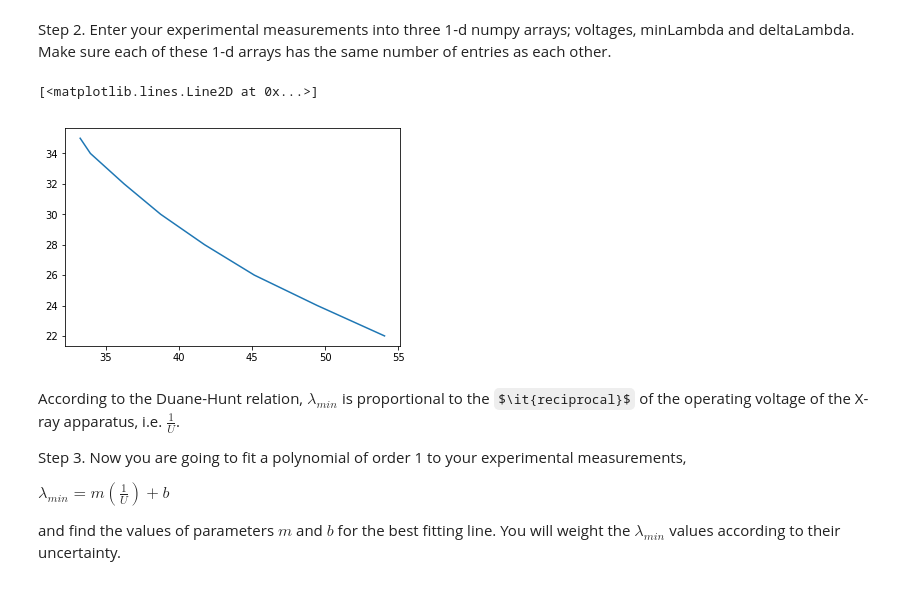
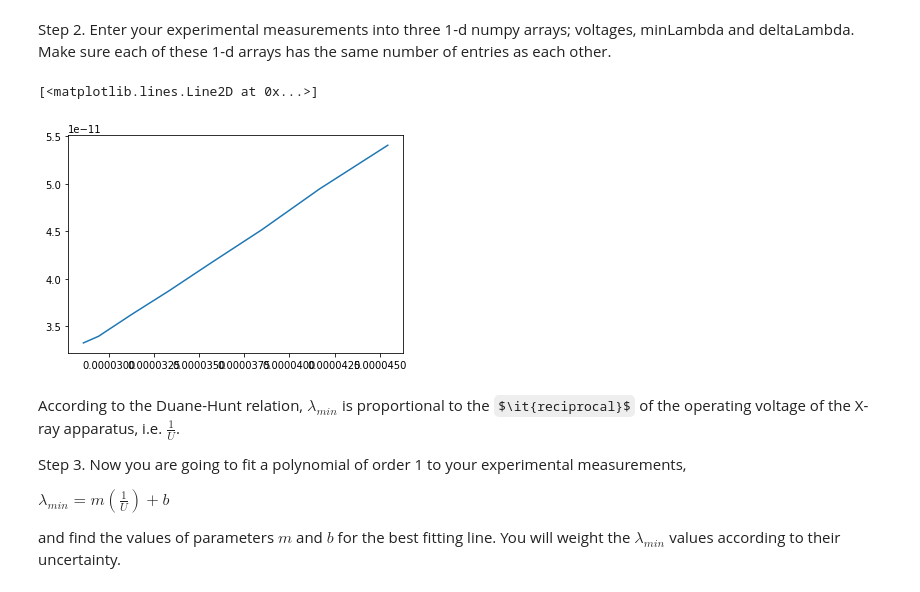
Before and after one commit to CameronFurlong/Lab_Code, a Jupyter notebook: DuaneHuntRelation_DeterminingPlancksConstant-SV.ipynb, the cells around one changed output. Cells and saved outputs as stored; diff of their text form; code cells hidden in the pictures; some formulas as TeX source.

```diff
--- a/DuaneHuntRelation_DeterminingPlancksConstant-SV.ipynb
+++ b/DuaneHuntRelation_DeterminingPlancksConstant-SV.ipynb
@@ -15,20 +15,20 @@ import matplotlib.pyplot as plt
 Step 2. Enter your experimental measurements into three 1-d numpy arrays; voltages, minLambda and deltaLambda. Make sure each of these 1-d arrays has the same number of entries as each other.
 # %%
 #enter your experimental measurements for voltage in kV
-voltages=np.array([35.,34.,32.,30.,28.,26.,24.,22.])
+voltages=np.array([35000.,34000.,32000.,30000.,28000.,26000.,24000.,22000.])
 #enter your experimental measurements for the minimum wavelength in pm
-minLambda=np.array([33.25,33.95,36.25,38.75,41.75,45.15,49.45,54.05])
+minLambda=np.array([33.25*1e-12,33.95*1e-12,36.25*1e-12,38.75*1e-12,41.75*1e-12,45.15*1e-12,49.45*1e-12,54.05*1e-12])
 #enter your estimate of the uncertainty in the minimum wavelength measurements in pm
 deltaLambda=np.array([0.15,0.05,0.05,0.15,0.15,0.05,0.05,0.15])
 #Assuming your uncertainty estimates are the 95% confidence interval for a Gaussian distribution (2sigma),
 #the standard deviation is approximately half these values.
 sigmaLambda=deltaLambda/2.0
 
 
-plt.plot(minLambda,voltages)
+plt.plot(1./voltages,minLambda)
 # %% [output]
 [<matplotlib.lines.Line2D at 0x...>]
-[figure, old version]
+[figure, new version]
 # %% [markdown]
 According to the Duane-Hunt relation, $\lambda_{min}$ is proportional to the $\it{reciprocal}$ of the operating voltage of the X-ray apparatus, i.e. $\frac{1}{U}$.
 
```
Also changed, not shown: parts of 10 cells of this notebook, 1 other file.
